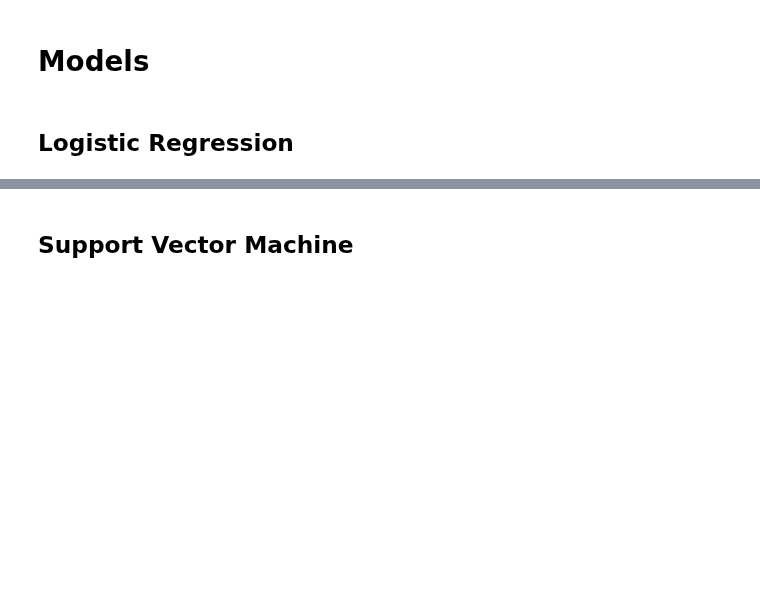
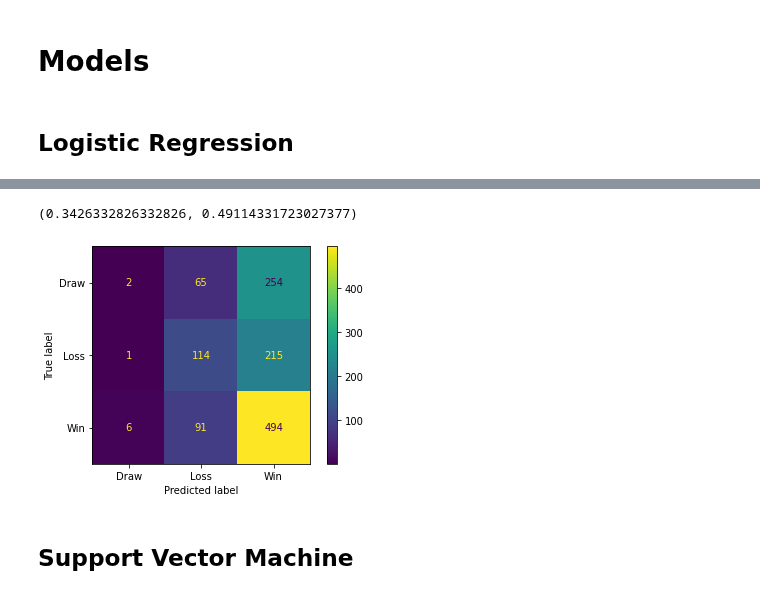
Before and after one commit to PascalLiPooKim/Football-prediction-model-project, a Jupyter notebook: footballPredictionModel.ipynb, the cells around one changed output, grey strips where cells are left out. Saved outputs shown, nothing was run; the diff lists cells and outputs as text; code cells hidden in the pictures; blank space fills up the shorter version.

```diff
--- a/footballPredictionModel.ipynb
+++ b/footballPredictionModel.ipynb
@@ -470,7 +545,7 @@ Round        0.0
 League       0.0
 dtype: float64
 # %%
-pl_df = add_referee_col(pl_df)
+pl_df = add_referee_cards_cols(pl_df)
 pl_df['Referee'].unique()
 # %% [output]
 array(['Other', 'Frangcon Roberts', 'David Elleray', 'Ken Redfern',
@@ -544,0 +707,4 @@ pl_df
+# %%
+category_dict_encode, category_dict_decode = categories_encoder_decoder(pl_df, ['Referee'])
+pl_df.replace(category_dict_encode, inplace=True)
+pl_df
@@ -544,0 +725,3 @@ pl_df
+# %%
+pl_df['Season'] = pl_df['Season'] - pl_df['Season'].min()
+pl_df
@@ -552,18 +763,22 @@ from sklearn.compose import make_column_transformer
 from sklearn.preprocessing import OneHotEncoder
 from sklearn.model_selection import train_test_split
 
-ct = make_column_transformer(
-    (OneHotEncoder(), ['Home_Team', 'Away_Team', 'Round'])
-)
+
 
 # ct_y = make_column_transformer(
 #     (OneHotEncoder(), ['Home_Team_Outcome'])
 # )
 
-X = pl_df.drop('Home_Team_Outcome', axis = 1)
+X = pl_df.drop(['Home_Team_Outcome', 'Link', 'League', 'Result'], axis = 1)
 y = np.array(pl_df['Home_Team_Outcome'])
 
 X_train, X_test, y_train, y_test = train_test_split(X, y, test_size=0.1, random_state=42)
+
+ct = make_column_transformer(
+    (OneHotEncoder(handle_unknown = 'ignore'), ['Home_Team', 'Away_Team', 'Referee']),
+    remainder='passthrough',
+    n_jobs=-1
+)
 
 ct.fit(X_train)
 
@@ -577,5 +792,5 @@ X_test = ct.transform(X_test).toarray()
 y_train = y_encoder.transform(y_train)
 y_test = y_encoder.transform(y_test)
 
-
-X_train.shape
+print(X_train.shape)
+X_train
@@ -610,13 +854,19 @@ print(accs)
 # %%
-from sklearn.metrics import f1_score
+pca = PCA(n_components=50)
+logistic = LogisticRegression(C=1.0, solver='newton-cg', max_iter=3000)
+clf = Pipeline(steps=[("pca", pca), ("logistic", logistic)])
 
-clf = LogisticRegression(C=0.1, solver='newton-cg', max_iter=1000)
 clf.fit(X_train, y_train)
 preds = clf.predict(X_test)
+
 cm = confusion_matrix(y_test, preds, labels=clf.classes_)
 disp = ConfusionMatrixDisplay(confusion_matrix=cm,display_labels=y_encoder.classes_)
 disp.plot()
+
 f1_score(y_test, preds, average='macro'), accuracy_score(y_test, preds)
+# %% [output]
+(0.3426332826332826, 0.49114331723027377)
+[figure, added]
 # %% [markdown]
 ## Support Vector Machine
 # %%
```
Also changed, not shown: parts of 32 cells of this notebook.
